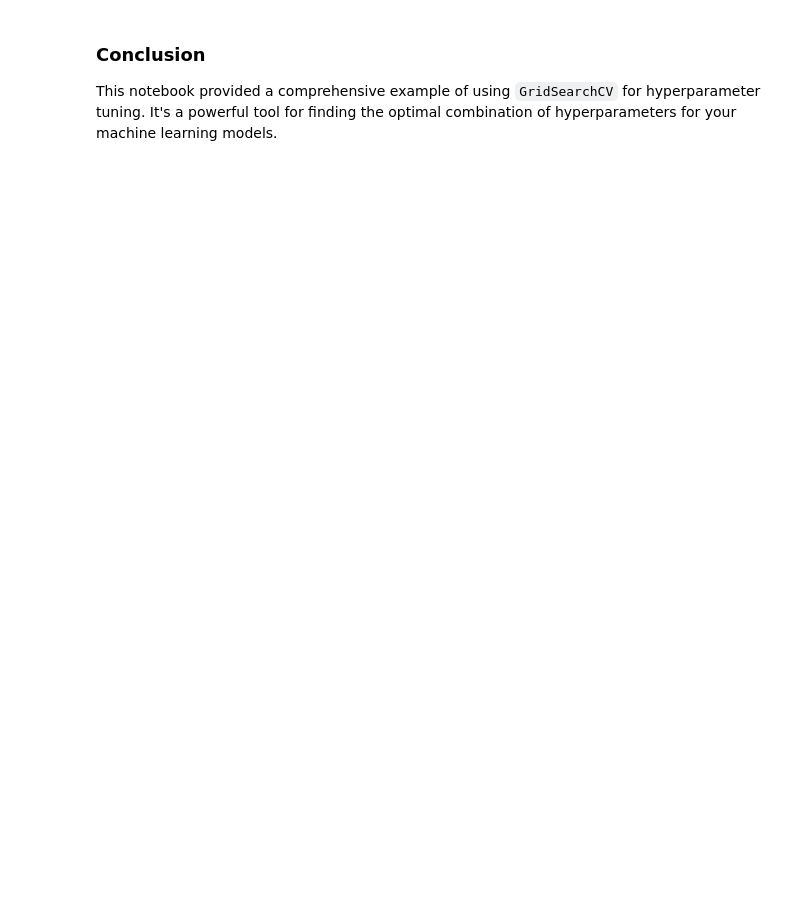
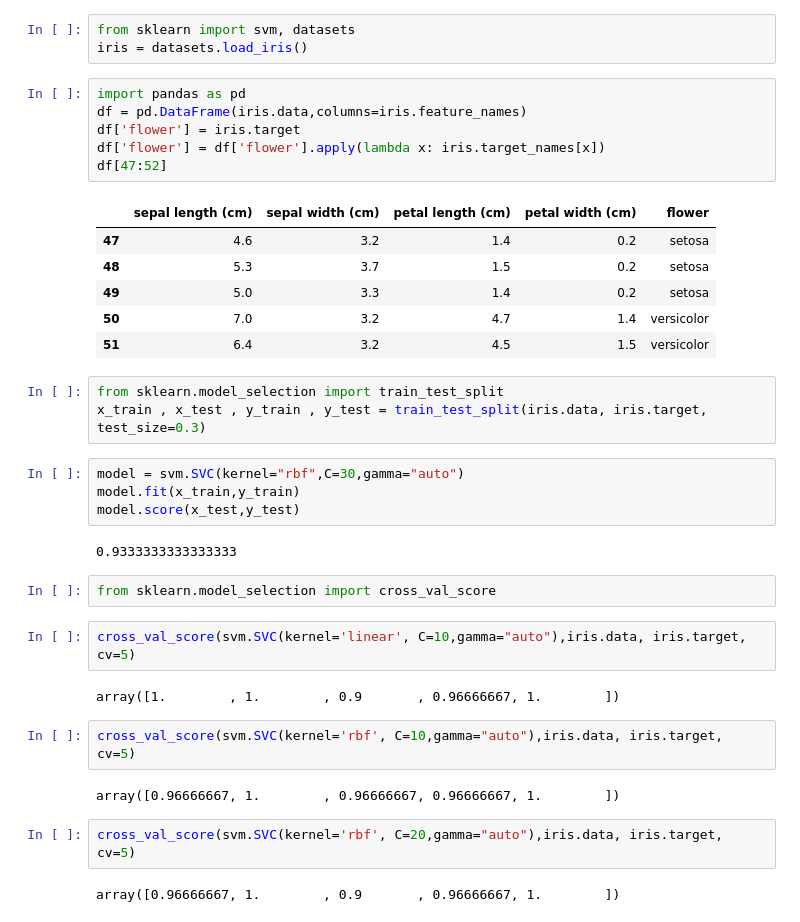
Before and after one commit to Siddharth5723/Daily_learning, a Jupyter notebook: Hyperparameter_tunning.ipynb, the cells around one changed output. Drawn from its saved outputs; the diff is of its cells as text; blank space fills up the shorter version.

Commit message:
learned about GridSearchCV and RandomizedSearchCV.

```diff
--- a/Hyperparameter_tunning.ipynb
+++ b/Hyperparameter_tunning.ipynb
@@ -139,4 +3,39 @@ plt.show()
-# %% [markdown]
-### Conclusion
-
-This notebook provided a comprehensive example of using `GridSearchCV` for hyperparameter tuning. It's a powerful tool for finding the optimal combination of hyperparameters for your machine learning models.
+# %%
+from sklearn import svm, datasets
+iris = datasets.load_iris()
+# %%
+import pandas as pd
+df = pd.DataFrame(iris.data,columns=iris.feature_names)
+df['flower'] = iris.target
+df['flower'] = df['flower'].apply(lambda x: iris.target_names[x])
+df[47:52]
+# %% [output]
+|  | sepal length (cm) | sepal width (cm) | petal length (cm) | petal width (cm) | flower |
+| 47 | 4.6 | 3.2 | 1.4 | 0.2 | setosa |
+| 48 | 5.3 | 3.7 | 1.5 | 0.2 | setosa |
+| 49 | 5.0 | 3.3 | 1.4 | 0.2 | setosa |
+| 50 | 7.0 | 3.2 | 4.7 | 1.4 | versicolor |
+| 51 | 6.4 | 3.2 | 4.5 | 1.5 | versicolor |
+# %%
+from sklearn.model_selection import train_test_split
+x_train , x_test , y_train , y_test = train_test_split(iris.data, iris.target, test_size=0.3)
+# %%
+model = svm.SVC(kernel="rbf",C=30,gamma="auto")
+model.fit(x_train,y_train)
+model.score(x_test,y_test)
+# %% [output]
+0.9333333333333333
+# %%
+from sklearn.model_selection import cross_val_score
+# %%
+cross_val_score(svm.SVC(kernel='linear', C=10,gamma="auto"),iris.data, iris.target, cv=5)
+# %% [output]
+array([1.        , 1.        , 0.9       , 0.96666667, 1.        ])
+# %%
+cross_val_score(svm.SVC(kernel='rbf', C=10,gamma="auto"),iris.data, iris.target, cv=5)
+# %% [output]
+array([0.96666667, 1.        , 0.96666667, 0.96666667, 1.        ])
+# %%
+cross_val_score(svm.SVC(kernel='rbf', C=20,gamma="auto"),iris.data, iris.target, cv=5)
+# %% [output]
+array([0.96666667, 1.        , 0.9       , 0.96666667, 1.        ])
```
Also changed, not shown: parts of 24 cells of this notebook.
